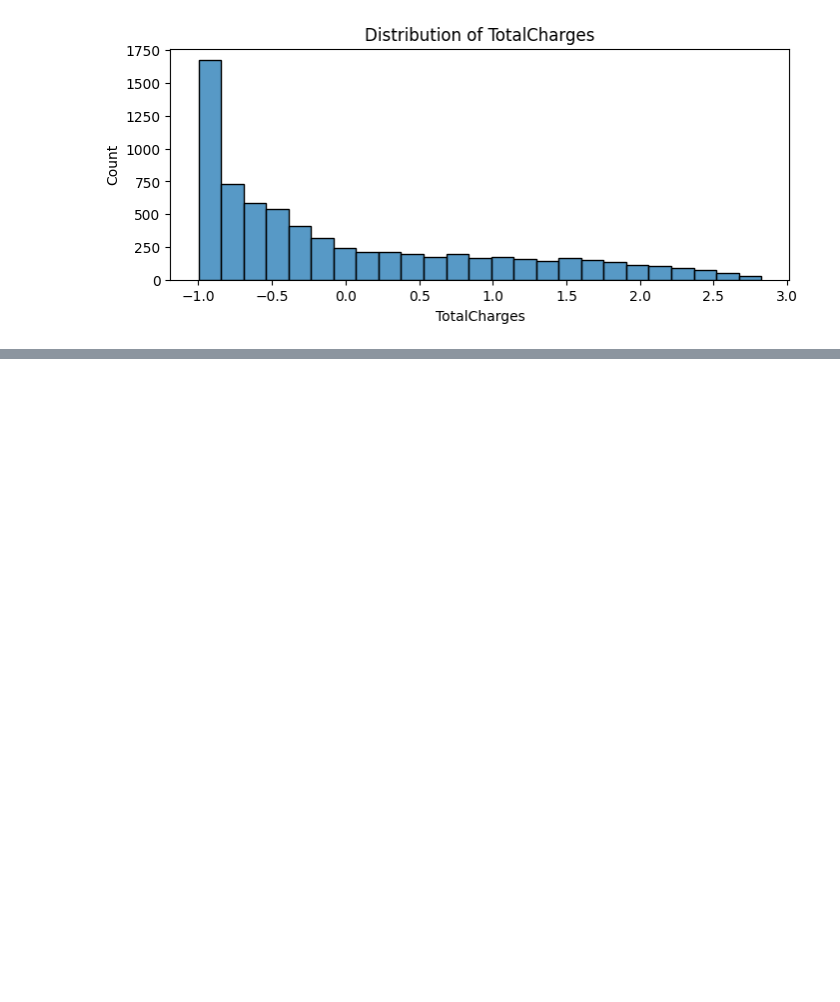
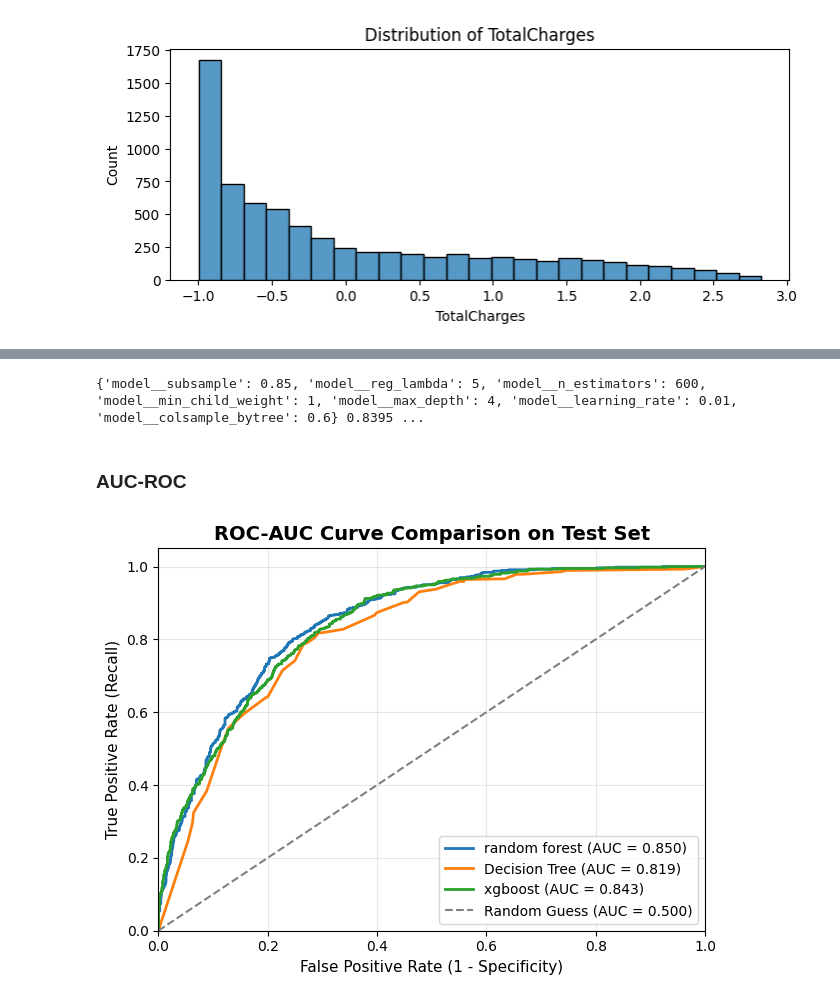
Before and after one commit to Bolarinwa1234/Customer-Churn-Prediction, a Jupyter notebook: notebooks/customer churn.ipynb, the cells around one changed output, grey strips where cells are left out. Saved outputs shown, nothing was run; the diff lists cells and outputs as text; code cells hidden in the pictures; blank space fills up the shorter version.

Commit message:
added auc-roc curves

```diff
--- a/notebooks/customer churn.ipynb
+++ b/notebooks/customer churn.ipynb
@@ -464,7 +480,6 @@ new_df.drop(columns=['gender',
 'TechSupport',
 'StreamingTV',
 'StreamingMovies',
-'Contract',
 'PaymentMethod'], axis=1, inplace=True)
 # %%
 new_df.corr()['Churn'].sort_values(ascending=False)
@@ -586,0 +637,26 @@ NameError: name 'param' is not defined
+# %%
+
+from sklearn.model_selection import RandomizedSearchCV
+
+param_dist = {
+    'model__n_estimators': [200, 400, 600],
+    'model__learning_rate': [0.01, 0.03, 0.05, 0.1],
+    'model__max_depth': [3, 4, 5, 6],
+    'model__min_child_weight': [1, 3, 5, 10],
+    'model__subsample': [0.7, 0.85, 1.0],
+    'model__colsample_bytree': [0.6, 0.8, 1.0],
+    'model__reg_lambda': [1, 5, 10],
+}
+
+pipe = imbPipeline([('smote', SMOTE(random_state=42)),
+                    ('model', XGBClassifier(random_state=42, eval_metric='logloss'))])
+
+search = RandomizedSearchCV(pipe, param_dist, n_iter=40, scoring='roc_auc',
+                            cv=cv, n_jobs=-1, random_state=42)
+search.fit(X_train, y_train)
+print(search.best_params_, search.best_score_)
+# %% [output]
+{'model__subsample': 0.85, 'model__reg_lambda': 5, 'model__n_estimators': 600, 'model__min_child_weight': 1, 'model__max_depth': 4, 'model__learning_rate': 0.01, 'model__colsample_bytree': 0.6} 0.8395 ...
+# %% [markdown]
+
+### AUC-ROC
@@ -586,0 +665,24 @@ NameError: name 'param' is not defined
+# %%
+for model_name, model in models.items():
+    pipe = imbPipeline([('smote', SMOTE(random_state=42)),
+                        ('model', model)])
+    pipe.fit(X_train, y_train)
+
+    y_probs = pipe.predict_proba(X_test)[:, 1]
+
+    fpr, tpr, _ = roc_curve(y_test, y_probs)
+    auc_score = roc_auc_score(y_test, y_probs)
+
+    plt.plot(fpr, tpr, lw=2, label=f'{model_name} (AUC = {auc_score:.3f})')
+plt.plot([0, 1], [0, 1], color='gray', linestyle='--', lw=1.5, label='Random Guess (AUC = 0.500)')
+plt.xlim([0.0, 1.0])
+plt.ylim([0.0, 1.05])
+plt.xlabel('False Positive Rate (1 - Specificity)', fontsize=11)
+plt.ylabel('True Positive Rate (Recall)', fontsize=11)
+plt.title('ROC-AUC Curve Comparison on Test Set', fontsize=14, weight='bold')
+plt.legend(loc='lower right', fontsize=10)
+plt.grid(alpha=0.3)
+plt.tight_layout()
+plt.show()
+# %% [output]
+[figure, added]
```
Also changed, not shown: parts of 9 cells of this notebook.
